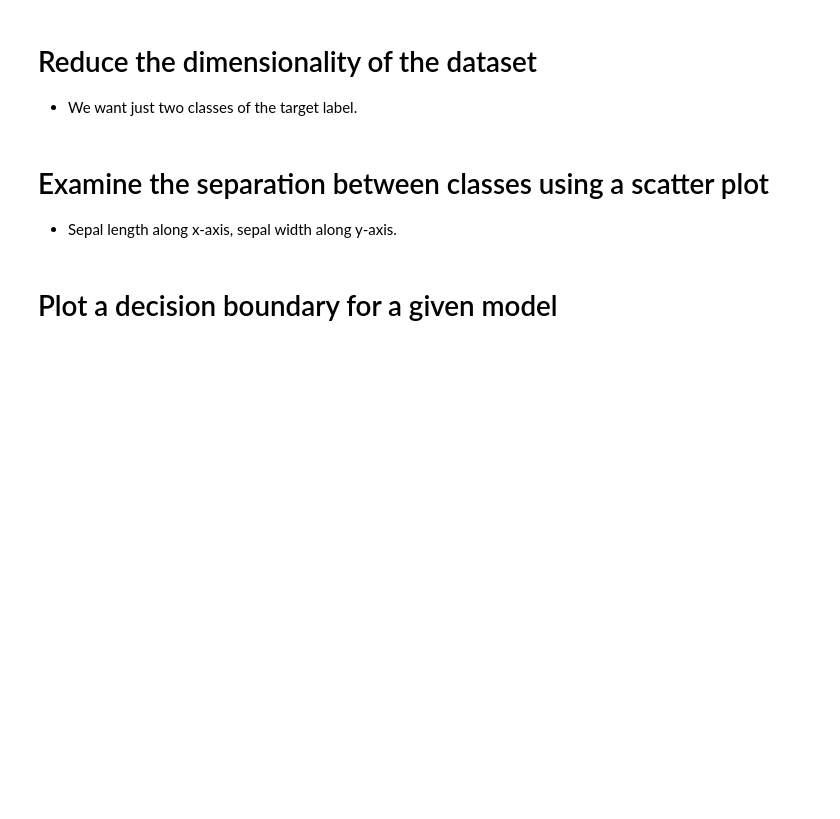
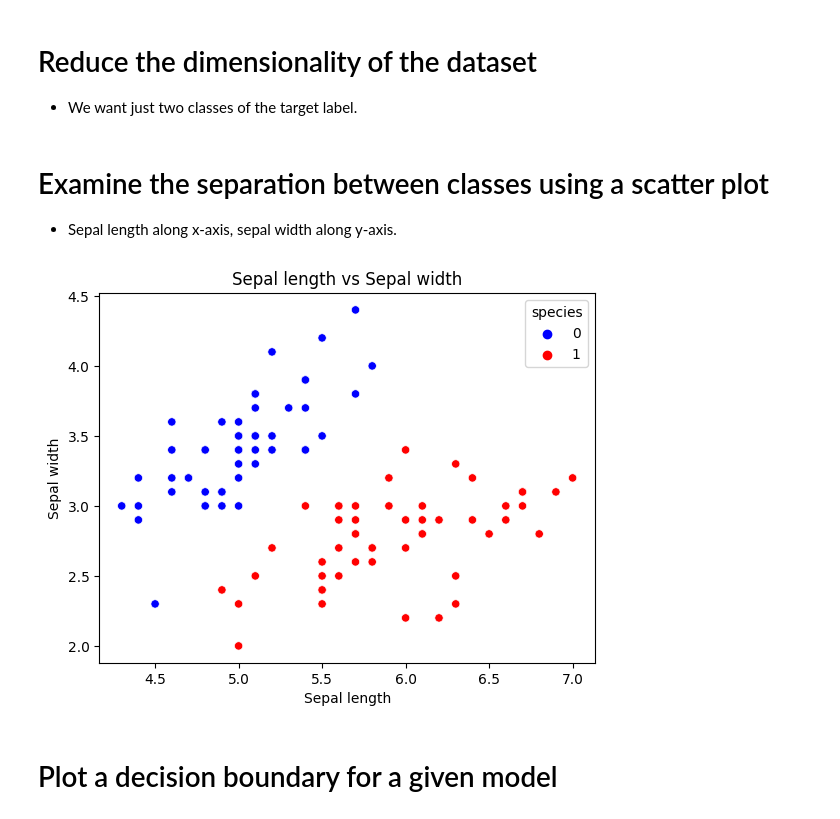
Before and after one commit to Tuwaiq-Data-Science-Bootcamp-V5/SVM_Lab1, a Jupyter notebook: SVMs-Iris.ipynb, the cells around one changed output. Drawn from its saved outputs; the diff is of its cells as text; code cells hidden in the pictures; blank space fills up the shorter version.

```diff
--- a/SVMs-Iris.ipynb
+++ b/SVMs-Iris.ipynb
@@ -41,9 +94,19 @@ Libraries used in this project:
 # Reduce the dimensionality of the dataset
 
 - We want just two classes of the target label.
+# %%
+iris_df = iris_df[iris_df['species'] != 2]
 # %% [markdown]
 # Examine the separation between classes using a scatter plot
 
 - Sepal length along x-axis, sepal width along y-axis.
+# %%
+sb.scatterplot(x=iris_df['sepal length (cm)'],y=iris_df['sepal width (cm)'],hue=iris_df['species'],palette=['blue','red'])
+plt.title('Sepal length vs Sepal width')
+plt.xlabel('Sepal length')
+plt.ylabel('Sepal width')
+plt.show()
+# %% [output]
+[figure, added]
 # %% [markdown]
 # Plot a decision boundary for a given model
```
Also changed, not shown: parts of 13 cells of this notebook.
